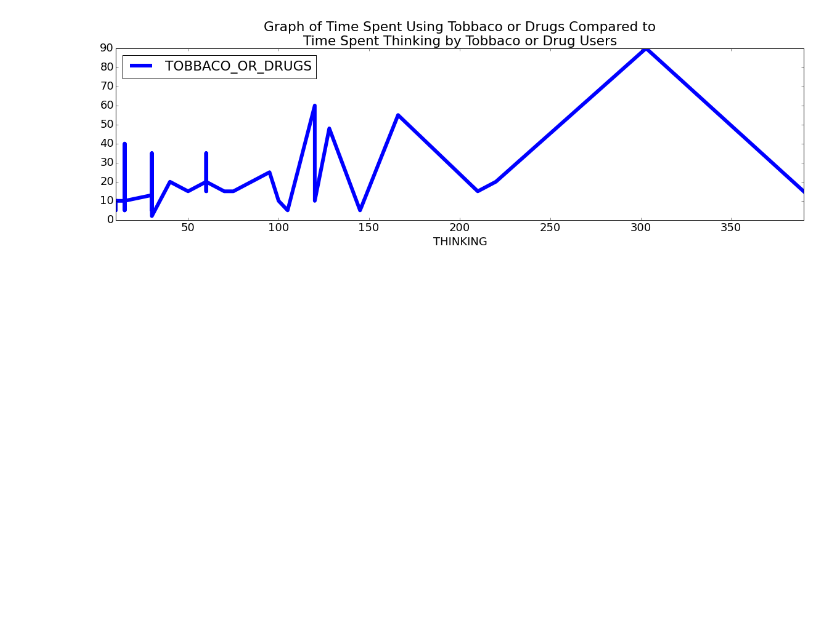
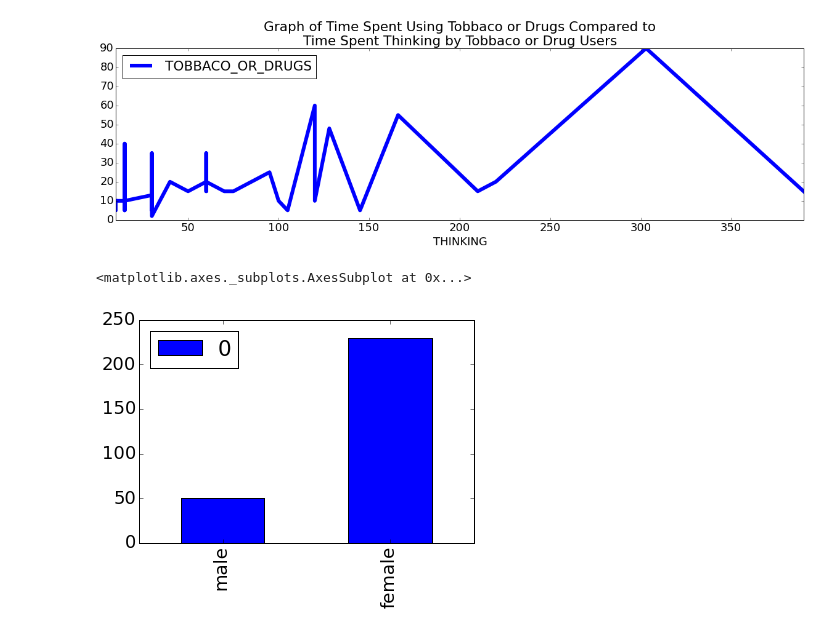
Before and after one commit to tiy-gvl-python/atus-analysis, a Jupyter notebook: testing.ipynb, the cells around one changed output. Saved outputs shown, nothing was run; the diff lists cells and outputs as text; code cells hidden in the pictures; blank space fills up the shorter version.

```diff
--- a/My Project.ipynb
+++ b/testing.ipynb
@@ -153,3 +157,23 @@ sorted_tobt.plot(x='THINKING', y='TOBBACO_OR_DRUGS', title='Graph of Time Spent
 # %% [output]
 <matplotlib.axes._subplots.AxesSubplot at 0x...>
 [figure]
+# %%
+d = [
+    {"id": "1", "sex": "female", "drug": 10},
+    {"id": "2", "sex": "female", "drug": 0},
+    {"id": "3", "sex": 1, "drug": 50},
+    {"id": "4", "sex": "female", "drug": 0},
+    {"id": "5", "sex": "female", "drug": 20},
+    {"id": "6", "sex": "female", "drug": 200},
+]
+df = pd.DataFrame(d)
+gender_count_series = pd.DataFrame(d).sex.value_counts()
+df.index = df.pop("id")
+# %%
+male_drug_use = df[df.sex == 1].drug.sum()
+female_drug_use = df[df.sex == "female"].drug.sum()
+# %%
+pd.DataFrame([male_drug_use, female_drug_use], index=["male", "female"]).plot(kind="bar")
+# %% [output]
+<matplotlib.axes._subplots.AxesSubplot at 0x...>
+[figure, added]
```
Also changed, not shown: parts of 7 cells of this notebook, 1 other file.
